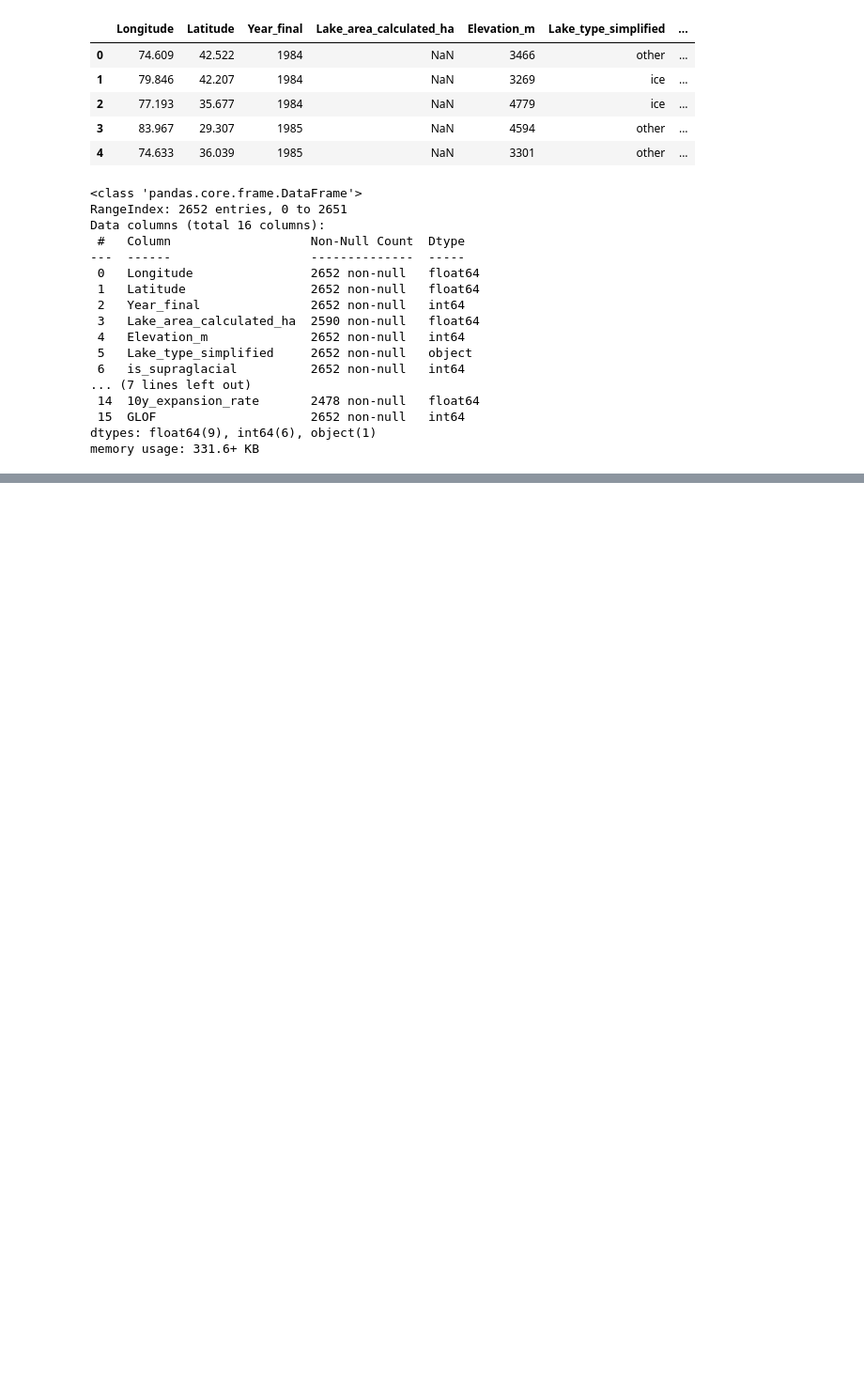
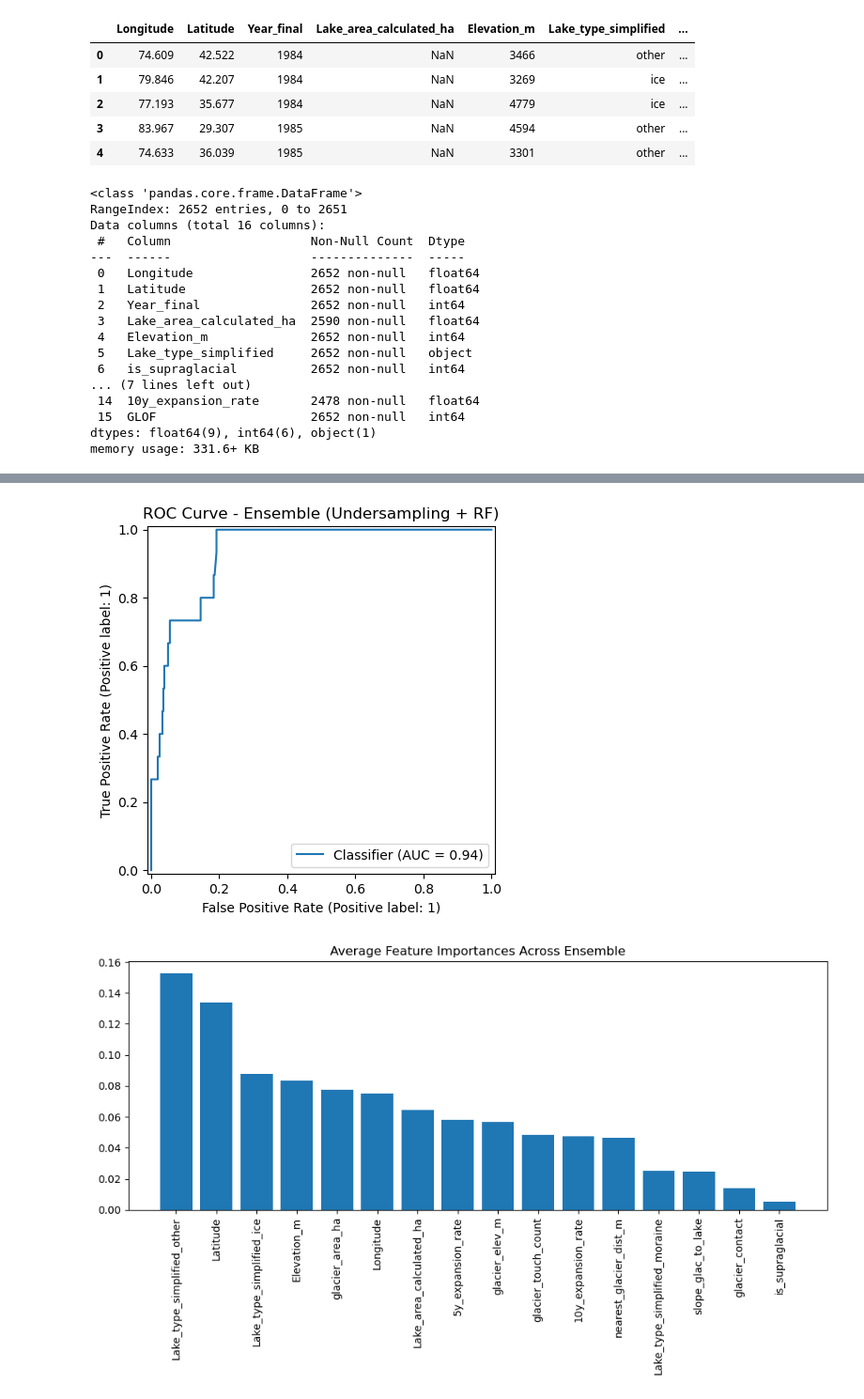
Before and after one commit to SoulNims/GLOF_Risk_ML_Pipeline, a Jupyter notebook: Notebooks/MLcrashcourse.ipynb, the cells around one changed output, grey strips where cells are left out. Shown at 94% size. Drawn from its saved outputs; the diff is of its cells as text; code cells hidden in the pictures; blank space fills up the shorter version.

```diff
--- a/Notebooks/MLcrashcourse.ipynb
+++ b/Notebooks/MLcrashcourse.ipynb
@@ -36,0 +369,44 @@ memory usage: 331.6+ KB
+# %%
+import matplotlib.pyplot as plt
+from sklearn.metrics import RocCurveDisplay
+
+# ================================
+# ROC Curve for Ensemble
+# ================================
+y_probas = np.mean([m.predict_proba(X_test)[:, 1] for m in ensemble_models], axis=0)
+
+RocCurveDisplay.from_predictions(y_test, y_probas)
+plt.title("ROC Curve - Ensemble (Undersampling + RF)")
+plt.show()
+
+# ================================
+# Feature Importances (average across ensemble)
+# ================================
+# Extract feature names (numeric + one-hot-encoded categorical)
+ohe = ensemble_models[0].named_steps["preprocessor"].named_transformers_["cat"]
+cat_feature_names = ohe.get_feature_names_out(cat_features)
+all_feature_names = num_features + list(cat_feature_names)
+
+# Collect feature importances from each RandomForest in ensemble
+importances_list = []
+for model in ensemble_models:
+    rf = model.named_steps["classifier"]
+    importances_list.append(rf.feature_importances_)
+
+# Average feature importances
+avg_importances = np.mean(importances_list, axis=0)
+
+# Sort features by importance
+indices = np.argsort(avg_importances)[::-1]
+sorted_features = [all_feature_names[i] for i in indices]
+
+# Plot feature importances
+plt.figure(figsize=(10,6))
+plt.bar(range(len(avg_importances)), avg_importances[indices])
+plt.xticks(range(len(avg_importances)), sorted_features, rotation=90)
+plt.title("Average Feature Importances Across Ensemble")
+plt.tight_layout()
+plt.show()
+# %% [output]
+[figure, added]
+[figure, added]
```
Also changed, not shown: parts of 22 cells of this notebook, 7 other files.
